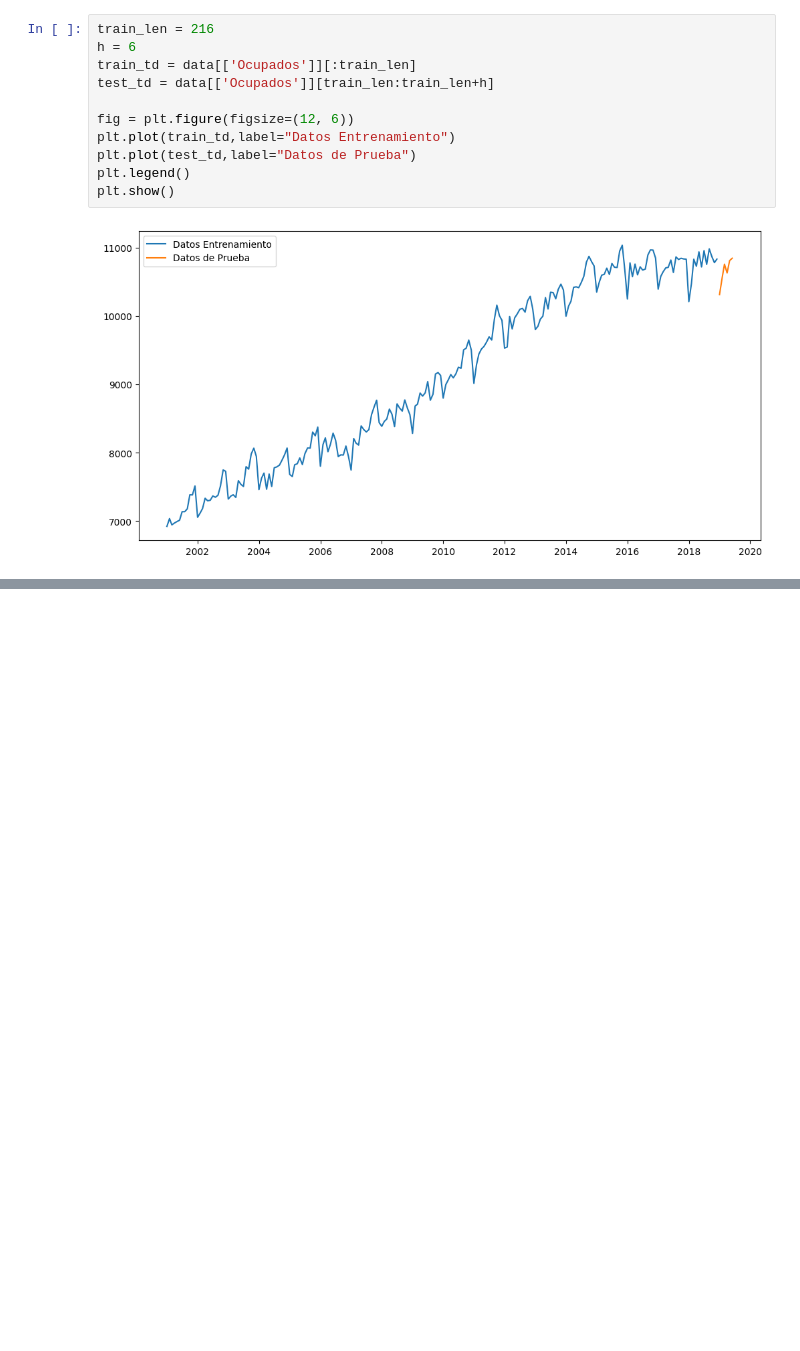
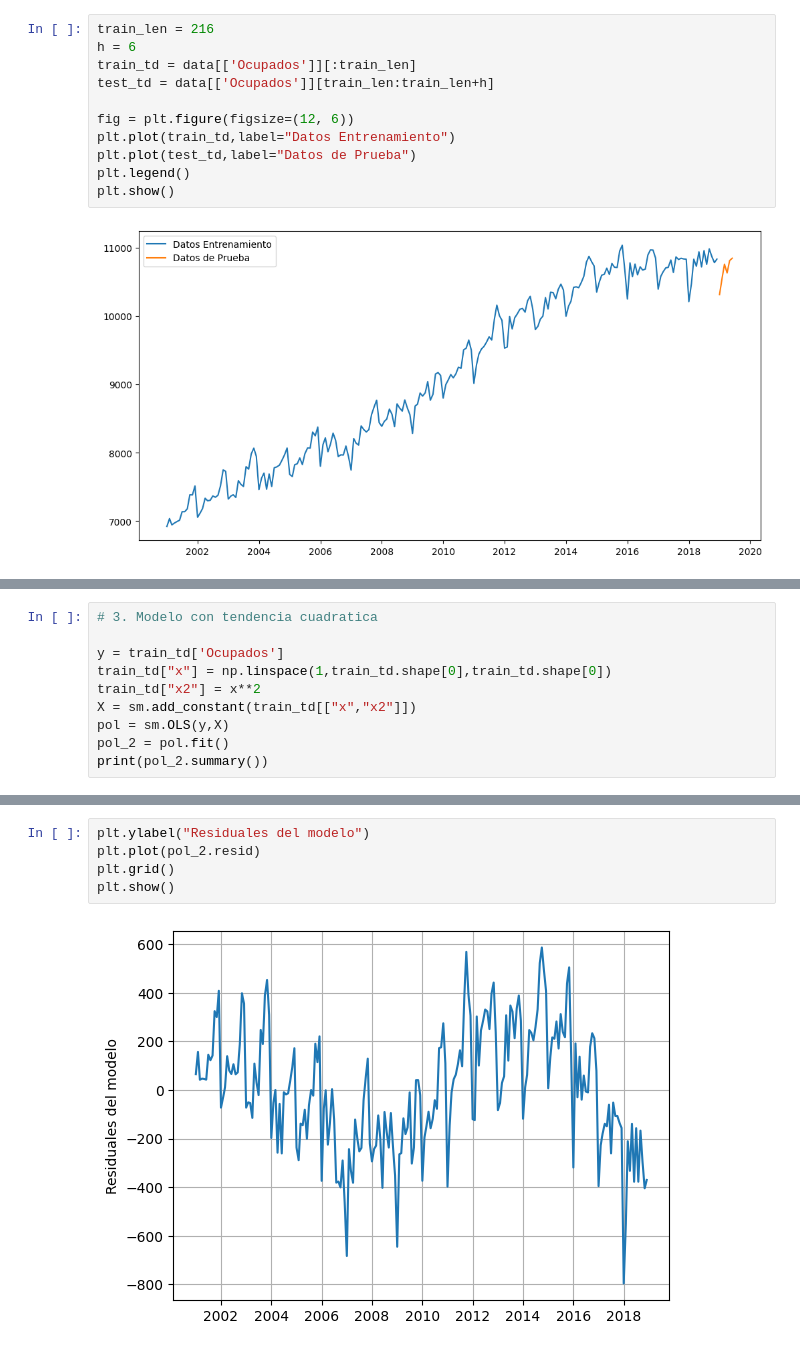
Before and after one commit to mafab9125/Fundamentos_Analitica, a Jupyter notebook: Series_de_tiempo/Taller_series_tiempo_2.ipynb, the cells around one changed output, grey strips where cells are left out. Saved outputs shown, nothing was run; the diff lists cells and outputs as text; blank space fills up the shorter version.

```diff
--- a/Series_de_tiempo/Taller_series_tiempo_2.ipynb
+++ b/Series_de_tiempo/Taller_series_tiempo_2.ipynb
@@ -747,0 +182,10 @@ plt.show()
+# %%
+# 3. Modelo con tendencia cuadratica
+
+y = train_td['Ocupados']
+train_td["x"] = np.linspace(1,train_td.shape[0],train_td.shape[0])
+train_td["x2"] = x**2
+X = sm.add_constant(train_td[["x","x2"]])
+pol = sm.OLS(y,X)
+pol_2 = pol.fit()
+print(pol_2.summary())
@@ -747,0 +210,7 @@ plt.show()
+# %%
+plt.ylabel("Residuales del modelo")
+plt.plot(pol_2.resid)
+plt.grid()
+plt.show()
+# %% [output]
+[figure, added]
```
Also changed, not shown: parts of 138 cells of this notebook.
